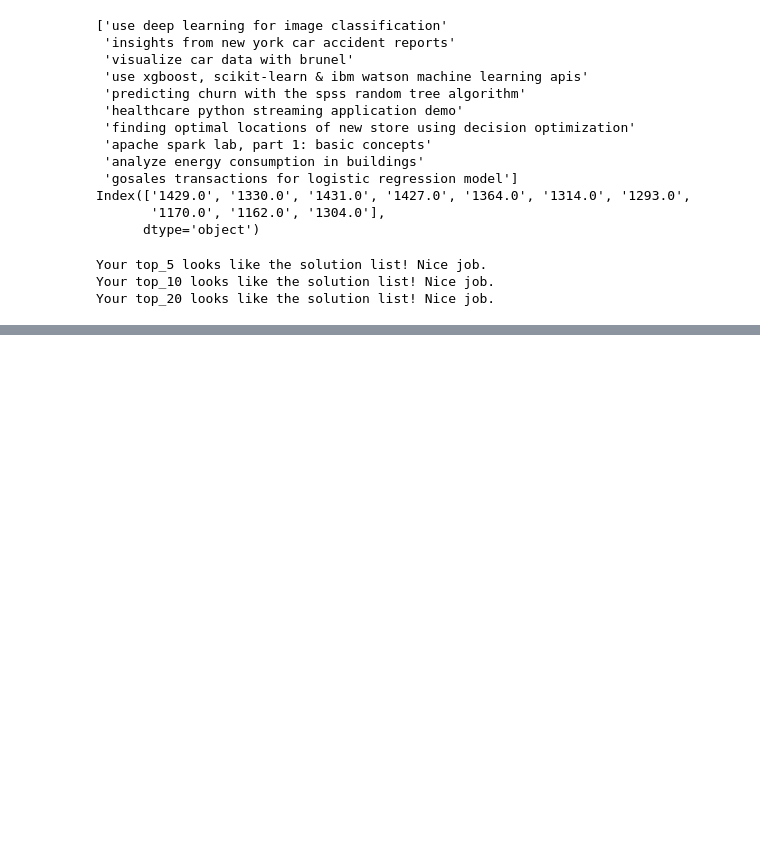
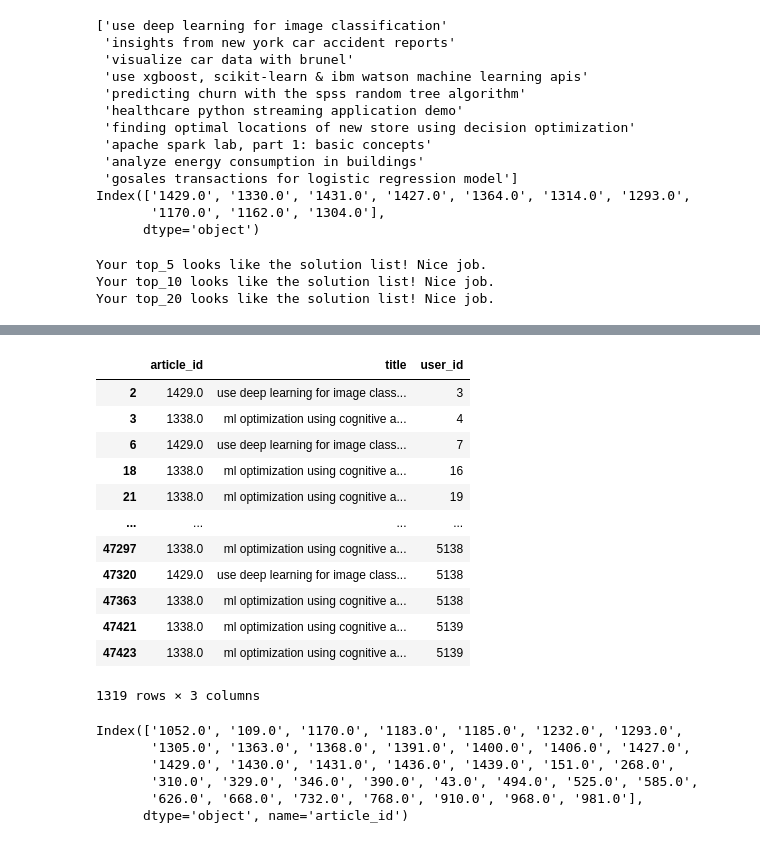
Before and after one commit to vpontello/recommendations_with_IBM, a Jupyter notebook: recommendation_engine_with_IBM.ipynb, the cells around one changed output, grey strips where cells are left out. Saved outputs shown, nothing was run; the diff lists cells and outputs as text; code cells hidden in the pictures; blank space fills up the shorter version.

```diff
--- a/recommendation_engine_with_IBM.ipynb
+++ b/recommendation_engine_with_IBM.ipynb
@@ -324,0 +512,25 @@ Your top_20 looks like the solution list! Nice job.
+# %%
+df[np.isin(df['article_id'],['1338.0','1429.0','1341.0'])]
+# %% [output]
+|  | article_id | title | user_id |
+| 2 | 1429.0 | use deep learning for image class... | 3 |
+| 3 | 1338.0 | ml optimization using cognitive a... | 4 |
+| 6 | 1429.0 | use deep learning for image class... | 7 |
+| 18 | 1338.0 | ml optimization using cognitive a... | 16 |
+| 21 | 1338.0 | ml optimization using cognitive a... | 19 |
+| ... | ... | ... | ... |
+| 47297 | 1338.0 | ml optimization using cognitive a... | 5138 |
+| 47320 | 1429.0 | use deep learning for image class... | 5138 |
+| 47363 | 1338.0 | ml optimization using cognitive a... | 5138 |
+| 47421 | 1338.0 | ml optimization using cognitive a... | 5139 |
+| 47423 | 1338.0 | ml optimization using cognitive a... | 5139 |
+1319 rows × 3 columns
+# %%
+user_item.loc[1][user_item.loc[1]==1].index
+# %% [output]
+Index(['1052.0', '109.0', '1170.0', '1183.0', '1185.0', '1232.0', '1293.0',
+       '1305.0', '1363.0', '1368.0', '1391.0', '1400.0', '1406.0', '1427.0',
+       '1429.0', '1430.0', '1431.0', '1436.0', '1439.0', '151.0', '268.0',
+       '310.0', '329.0', '346.0', '390.0', '43.0', '494.0', '525.0', '585.0',
+       '626.0', '668.0', '732.0', '768.0', '910.0', '968.0', '981.0'],
+      dtype='object', name='article_id')
```
Also changed, not shown: parts of 18 cells of this notebook.
